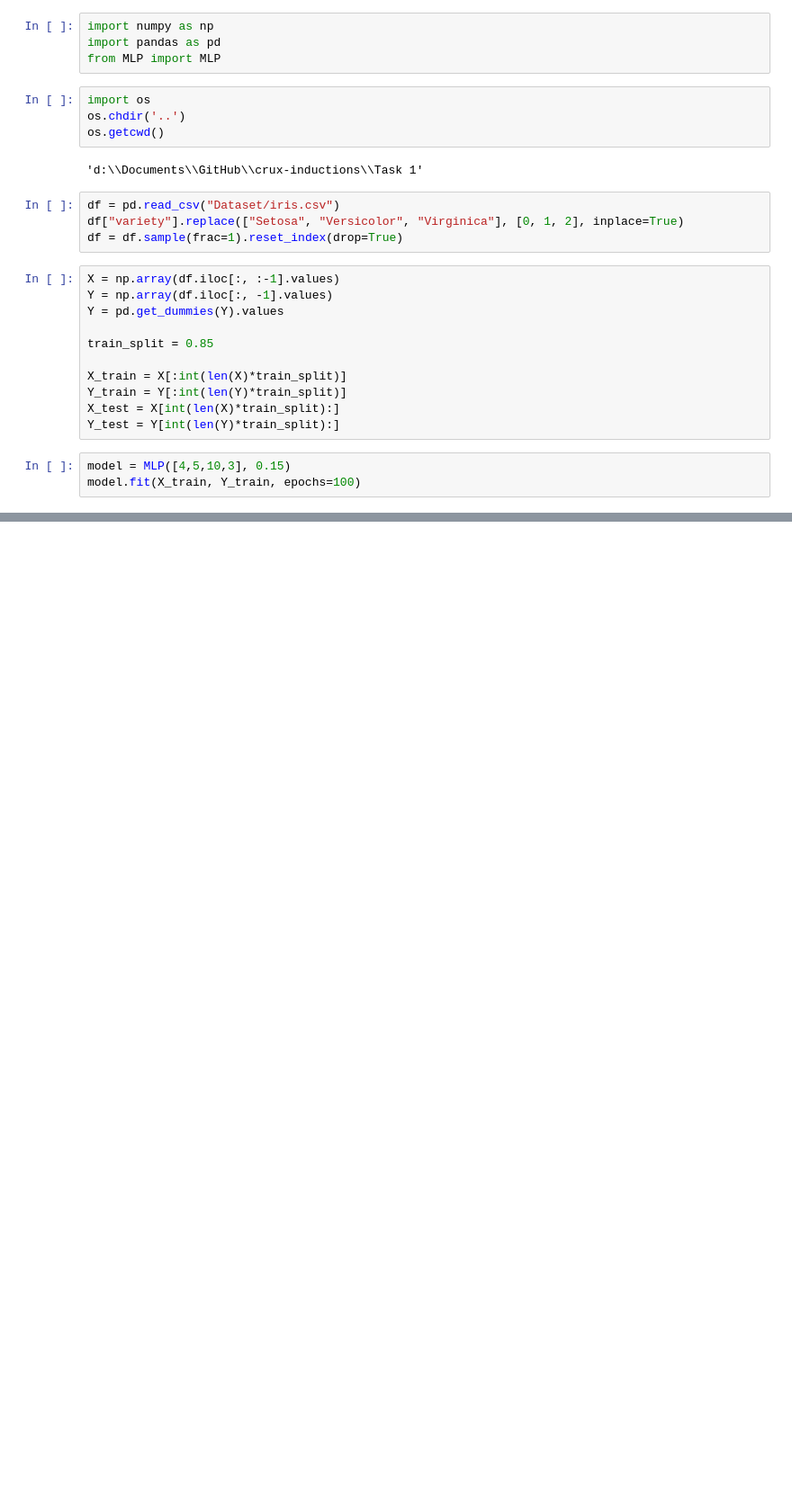
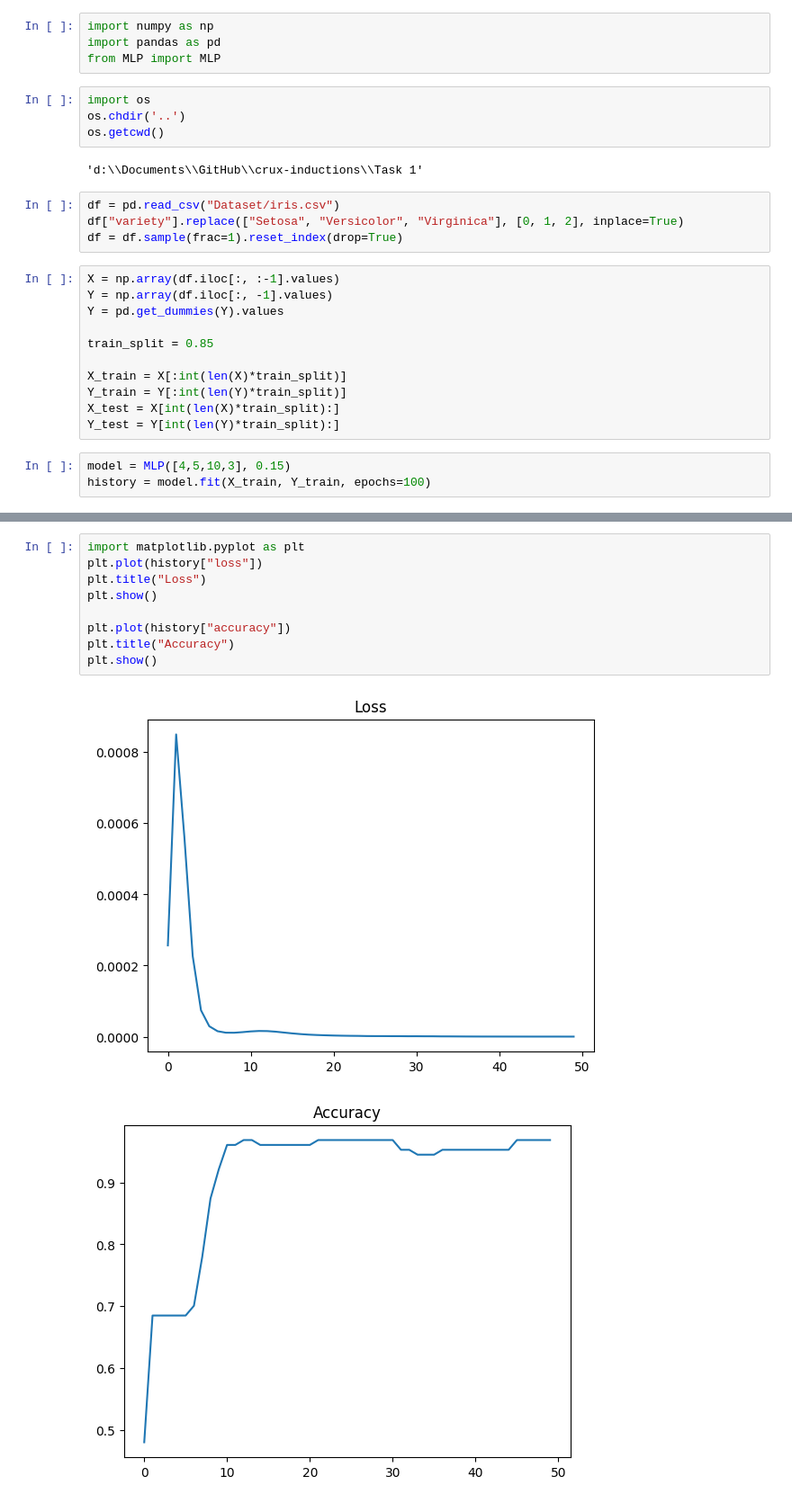
Before and after one commit to OpexRah/crux-inductions, a Jupyter notebook: Task 1/MLP/MLP_test.ipynb, the cells around one changed output, grey strips where cells are left out. Shown at 90% size. Drawn from its saved outputs; the diff is of its cells as text; blank space fills up the shorter version.

Commit message:
feat: return history of loss and accuracy after training

```diff
--- a/Task 1/MLP/MLP_test.ipynb
+++ b/Task 1/MLP/MLP_test.ipynb
@@ -25,6 +25,6 @@ X_test = X[int(len(X)*train_split):]
 Y_test = Y[int(len(Y)*train_split):]
 # %%
 model = MLP([4,5,10,3], 0.15)
-model.fit(X_train, Y_train, epochs=100)
+history = model.fit(X_train, Y_train, epochs=100)
 # %% [output]
 Epoch: 0/100
@@ -53,0 +51,12 @@ Testing accuracy: 0.9565217391304348
+# %%
+import matplotlib.pyplot as plt
+plt.plot(history["loss"])
+plt.title("Loss")
+plt.show()
+
+plt.plot(history["accuracy"])
+plt.title("Accuracy")
+plt.show()
+# %% [output]
+[figure, added]
+[figure, added]
```
Also changed, not shown: parts of 2 cells of this notebook, 1 other file.
